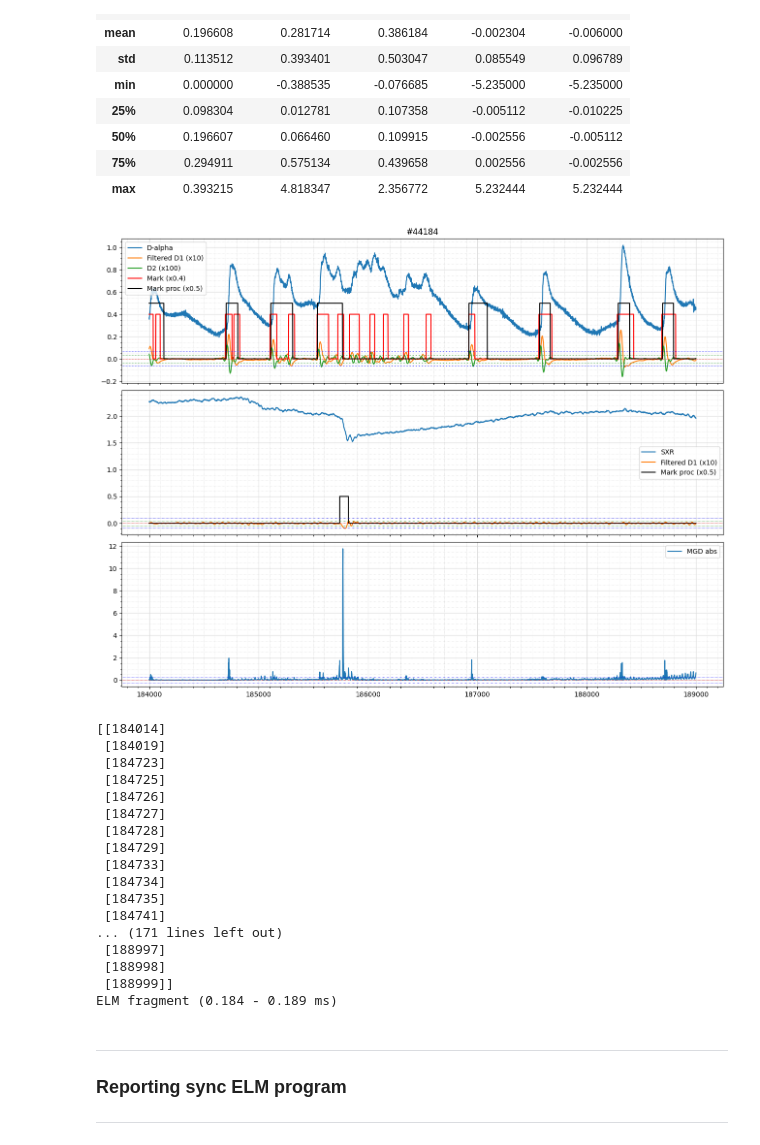
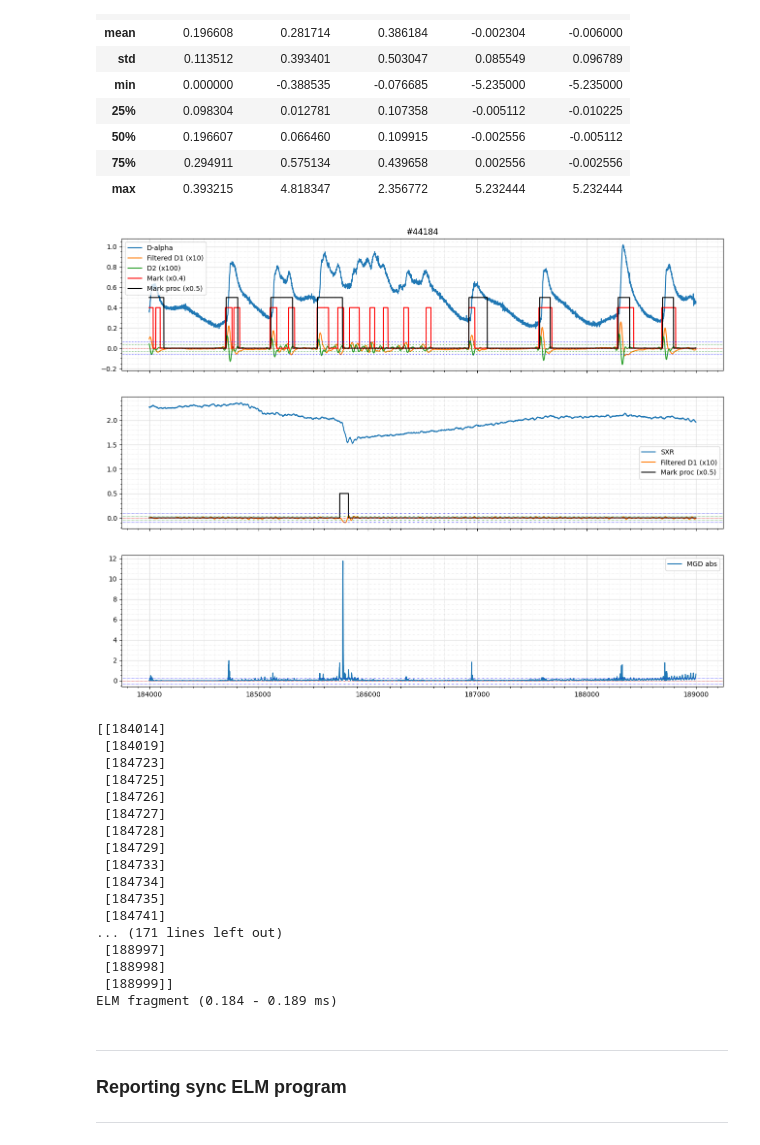
Before and after one commit to feodorrussia/Plasma_analysis, a Jupyter notebook: Marking system.ipynb, the cells around one changed output. Saved outputs shown, nothing was run; the diff lists cells and outputs as text; code cells hidden in the pictures.

```diff
--- a/Marking system.ipynb
+++ b/Marking system.ipynb
@@ -367,7 +367,7 @@ while l_edge < df.shape[0]:
         l_edge += step
         continue
 
-    fig, [ax1, ax2, ax3] = plt.subplots(nrows=3, sharex=True, gridspec_kw={'hspace': 0.05})
+    fig, [ax1, ax2, ax3] = plt.subplots(nrows=3, sharex=True, gridspec_kw={'hspace': 0.2})
 
     fig.set_figwidth(16)
     fig.set_figheight(12)
@@ -443,34 +443,34 @@ while l_edge < df.shape[0]:
     ax3.minorticks_on()
     ax3.xaxis.set_minor_locator(AutoMinorLocator(10))
 
     plt.show()
 
     # res = list(map(int, input(f"Input index pairs of ELM fragments ({df.t[l_edge]} - {df.t[r_edge]} ms):\n").strip().split()))
     # for i in range(0, len(res), 2):
     #     board_ind = [res[i], res[i+1]]
 
     #     mark = float(input("Input mark to set [ 0 | 1 | 2 ]: "))
 
     #     if mode_marking and mark > 0:
     #         board_ind = get_borders(df.loc[res[i]:res[i + 1], "ch1"].to_numpy(), scale=1.5)
     #         board_ind[0] = max(board_ind[0] - step_away + res[i], 0)
     #         board_ind[1] += res[i]
 
     #     df.loc[board_ind[0]:board_ind[1], "ch1_marked"] = mark
 
     print(np.argwhere(abs(mgd[l_edge: r_edge] - mgd.mean()) >  mgd.std()) + l_edge)
 
     print(f"ELM fragment ({df.t[l_edge]} - {df.t[r_edge]} ms)\n")
     break
     # input(f"ELM fragment ({df.t[l_edge]} - {df.t[r_edge]} ms)\n")
 
     plt.close()
     plt.clf()
     l_edge += step
 
 # 217500
 # %% [output]
-[figure, old version]
+[figure, new version]
 [[184014]
  [184019]
  [184723]
```
